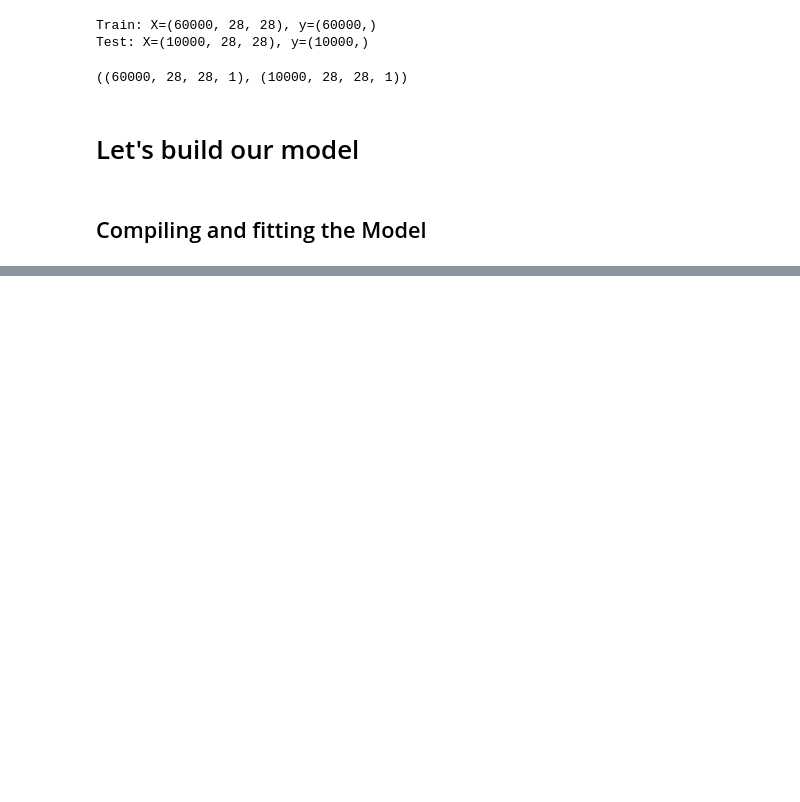
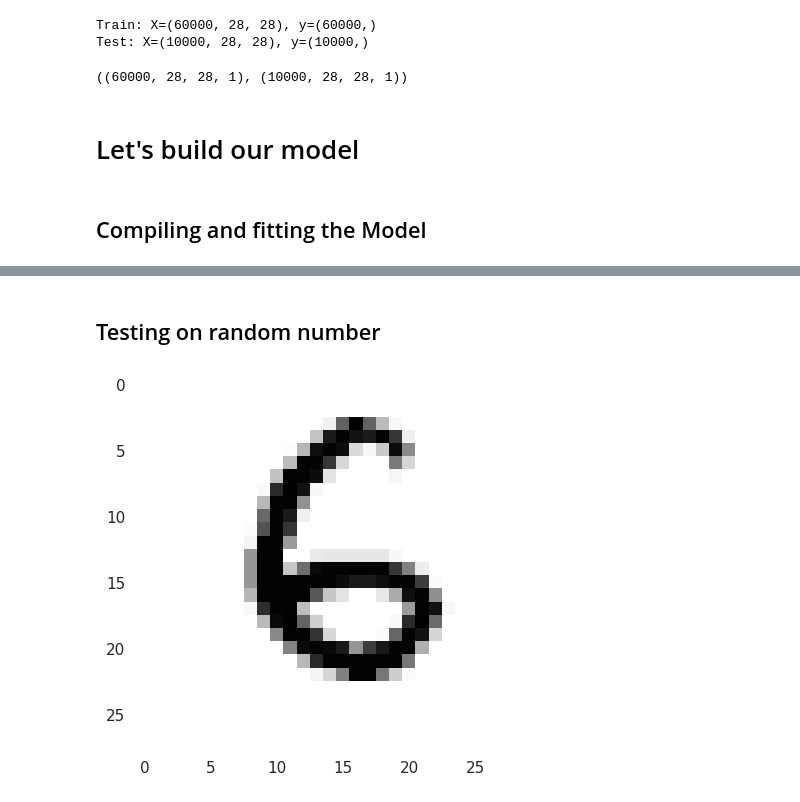
Before and after one commit to Panoskontos/CNN, a Jupyter notebook: CNN Digit Recognition.ipynb, the cells around one changed output, grey strips where cells are left out. Saved outputs shown, nothing was run; the diff lists cells and outputs as text; code cells hidden in the pictures; blank space fills up the shorter version.

```diff
--- a/CNN Digit Recognition.ipynb
+++ b/CNN Digit Recognition.ipynb
@@ -157,0 +176,8 @@ model.evaluate(testX, testy)
+# %% [markdown]
+## Testing on random number
+# %%
+image_index = 1996
+plt.imshow(testX[image_index].reshape(28, 28),cmap='Greys')
+predict = testX[image_index].reshape(28,28)
+# %% [output]
+[figure, added]
```
Also changed, not shown: parts of 4 cells of this notebook.
